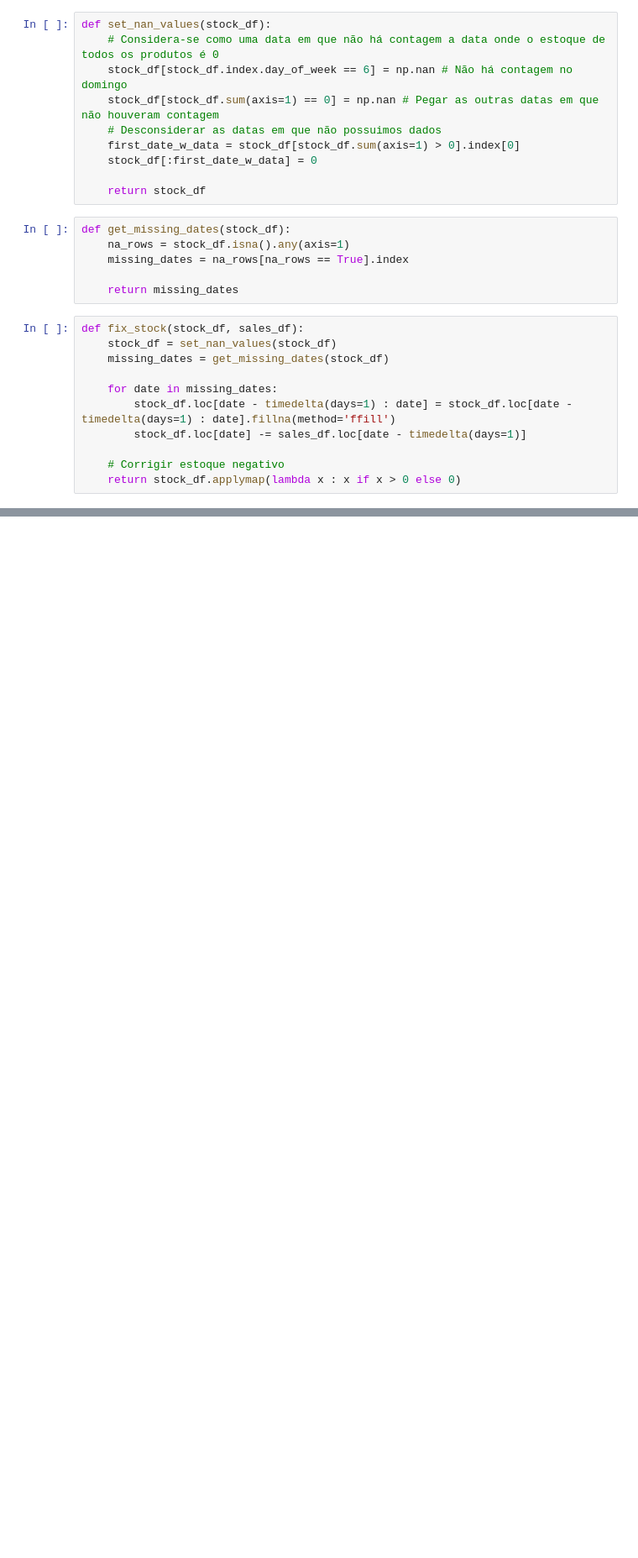
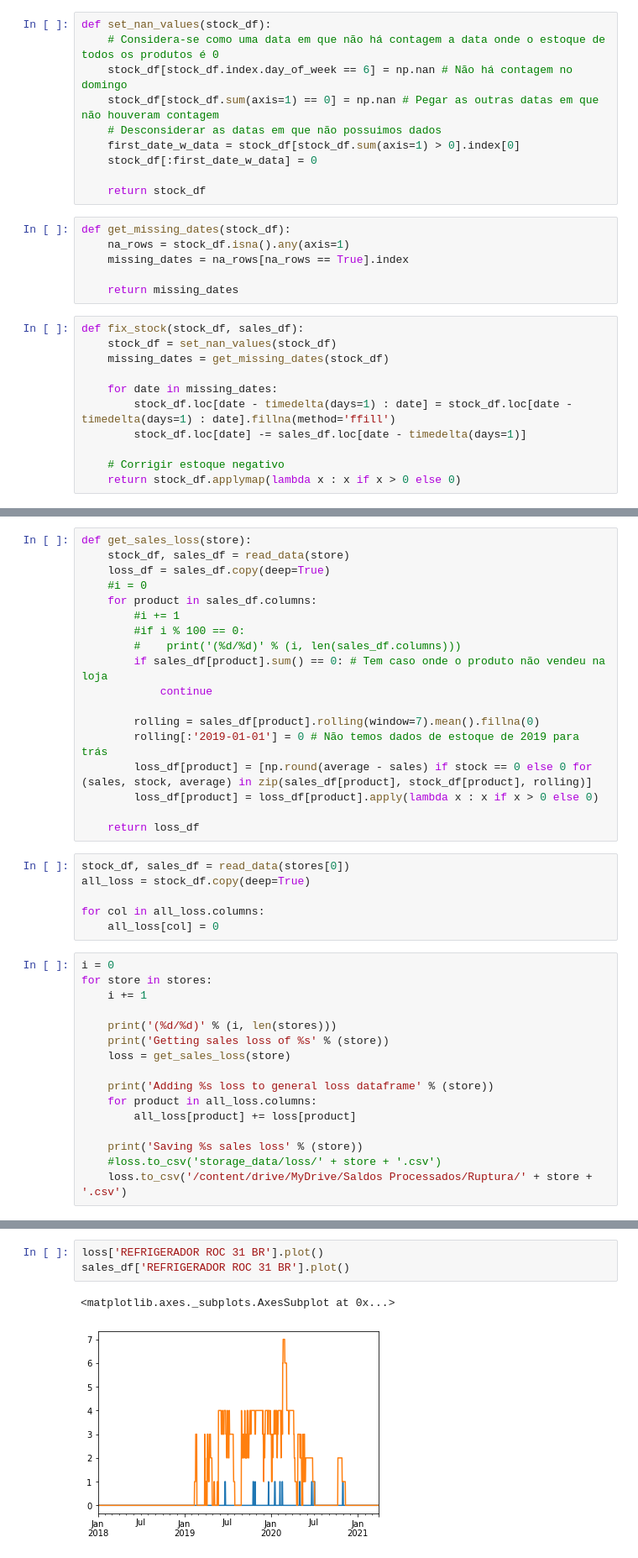
Before and after one commit to LuyzaDomingos/PrevisaoVendasFinalVersion, a Jupyter notebook: previsao/Ruptura.ipynb, the cells around one changed output, grey strips where cells are left out. Shown at 84% size. Saved outputs shown, nothing was run; the diff lists cells and outputs as text; blank space fills up the shorter version.

Commit message:
Sales loss

```diff
--- a/previsao/Ruptura.ipynb
+++ b/previsao/Ruptura.ipynb
@@ -71,2 +86,42 @@ for store in stores:
     print('Saving fixed %s data' % (store))
     stock_df.to_csv('storage_data/' + store + '.csv')
+# %%
+def get_sales_loss(store):
+    stock_df, sales_df = read_data(store)
+    loss_df = sales_df.copy(deep=True)
+    #i = 0
+    for product in sales_df.columns:
+        #i += 1
+        #if i % 100 == 0:
+        #    print('(%d/%d)' % (i, len(sales_df.columns)))
+        if sales_df[product].sum() == 0: # Tem caso onde o produto não vendeu na loja
+            continue
+
+        rolling = sales_df[product].rolling(window=7).mean().fillna(0)
+        rolling[:'2019-01-01'] = 0 # Não temos dados de estoque de 2019 para trás
+        loss_df[product] = [np.round(average - sales) if stock == 0 else 0 for (sales, stock, average) in zip(sales_df[product], stock_df[product], rolling)]
+        loss_df[product] = loss_df[product].apply(lambda x : x if x > 0 else 0)
+
+    return loss_df
+# %%
+stock_df, sales_df = read_data(stores[0])
+all_loss = stock_df.copy(deep=True)
+
+for col in all_loss.columns:
+    all_loss[col] = 0
+# %%
+i = 0
+for store in stores:
+    i += 1
+
+    print('(%d/%d)' % (i, len(stores)))
+    print('Getting sales loss of %s' % (store))
+    loss = get_sales_loss(store)
+
+    print('Adding %s loss to general loss dataframe' % (store))
+    for product in all_loss.columns:
+        all_loss[product] += loss[product]
+
+    print('Saving %s sales loss' % (store))
+    #loss.to_csv('storage_data/loss/' + store + '.csv')
+    loss.to_csv('/content/drive/MyDrive/Saldos Processados/Ruptura/' + store + '.csv')
@@ -72,0 +146,6 @@ for store in stores:
+# %%
+loss['REFRIGERADOR ROC 31 BR'].plot()
+sales_df['REFRIGERADOR ROC 31 BR'].plot()
+# %% [output]
+<matplotlib.axes._subplots.AxesSubplot at 0x...>
+[figure, added]
```
Also changed, not shown: parts of 8 cells of this notebook, 1 other file.
